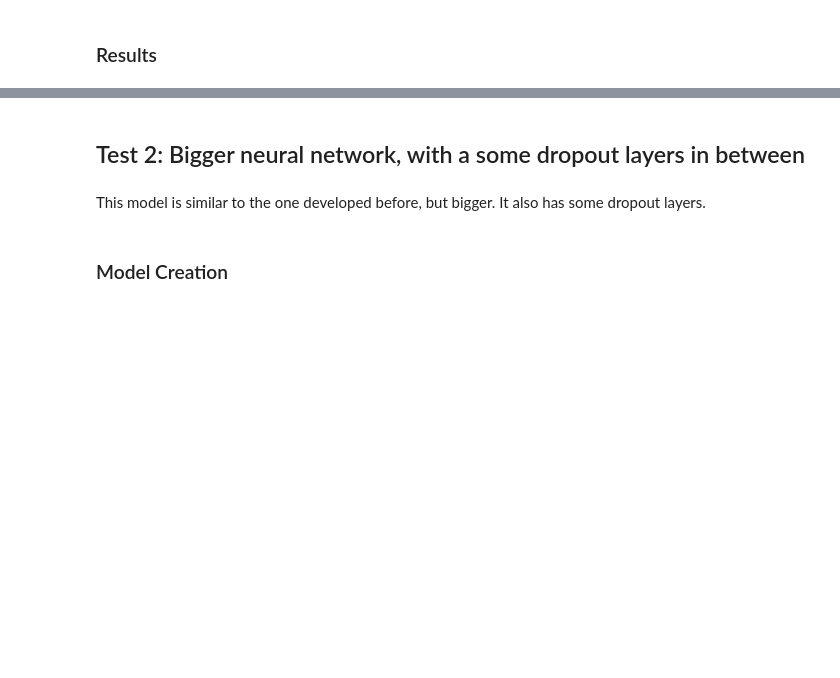
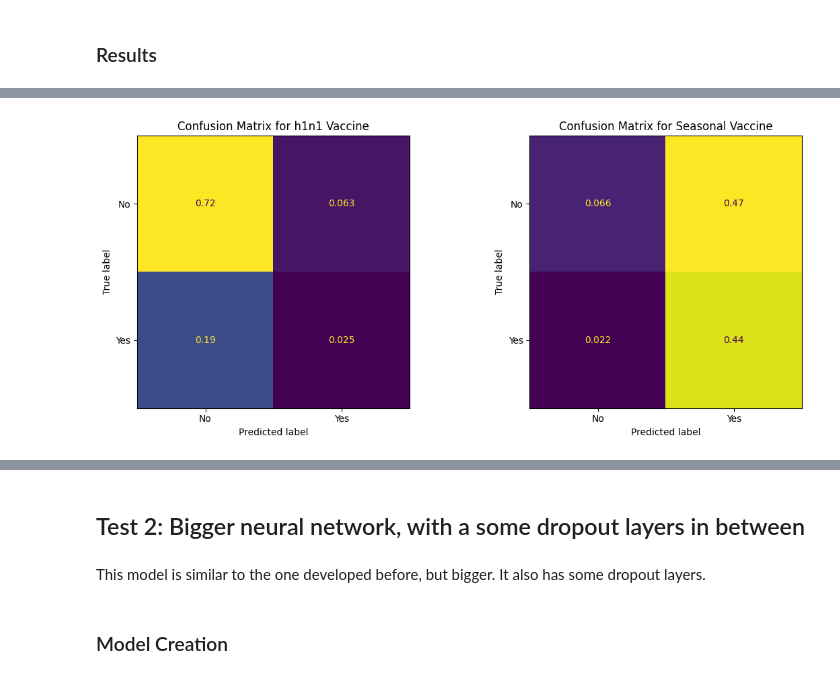
Before and after one commit to MiguelAruiz/MachineLearning-24-25-ProgressTasks, a Jupyter notebook: Progress_Task_2/NeuralNetworks.ipynb, the cells around one changed output, grey strips where cells are left out. Cells and saved outputs as stored; diff of their text form; code cells hidden in the pictures; blank space fills up the shorter version.

Commit message:
add graphs for results

```diff
--- a/Progress_Task_2/NeuralNetworks.ipynb
+++ b/Progress_Task_2/NeuralNetworks.ipynb
@@ -307,0 +115,8 @@ Results:
+# %%
+from pandas import DataFrame
+from sklearn.metrics import classification_report
+
+y_pred_proba = DataFrame(model.predict(X_test),columns=DATASET_TARGET_FEATURES)# model.predict(X_test),columns=DATASET_TARGET_FEATURES)
+y_pred = y_pred_proba.map(lambda x:0 if x<0.5 else 1)
+
+print(classification_report(y_test, y_pred, zero_division=0))
@@ -307,0 +134,23 @@ Results:
+# %%
+# confusion matrices
+from matplotlib import pyplot as plt
+from sklearn.metrics import ConfusionMatrixDisplay, confusion_matrix
+
+fig, ax = plt.subplots(1, 2, figsize=(12, 5))
+
+# H1N1 vaccine
+cm_h1n1 = confusion_matrix(y_test['h1n1_vaccine'], y_pred['h1n1_vaccine'], normalize='all')
+disp_h1n1 = ConfusionMatrixDisplay(confusion_matrix=cm_h1n1, display_labels=['No', 'Yes'])
+disp_h1n1.plot(ax=ax[0], colorbar=False)
+ax[0].set_title('Confusion Matrix for h1n1 Vaccine')
+
+# Confusion matrix for seasonal vaccine
+cm_seasonal = confusion_matrix(y_test['seasonal_vaccine'], y_pred['seasonal_vaccine'], normalize='all')
+disp_seasonal = ConfusionMatrixDisplay(confusion_matrix=cm_seasonal, display_labels=['No', 'Yes'])
+disp_seasonal.plot(ax=ax[1], colorbar=False)
+ax[1].set_title('Confusion Matrix for Seasonal Vaccine')
+
+plt.tight_layout()
+plt.show()
+# %% [output]
+[figure, added]
```
Also changed, not shown: parts of 16 cells of this notebook.
